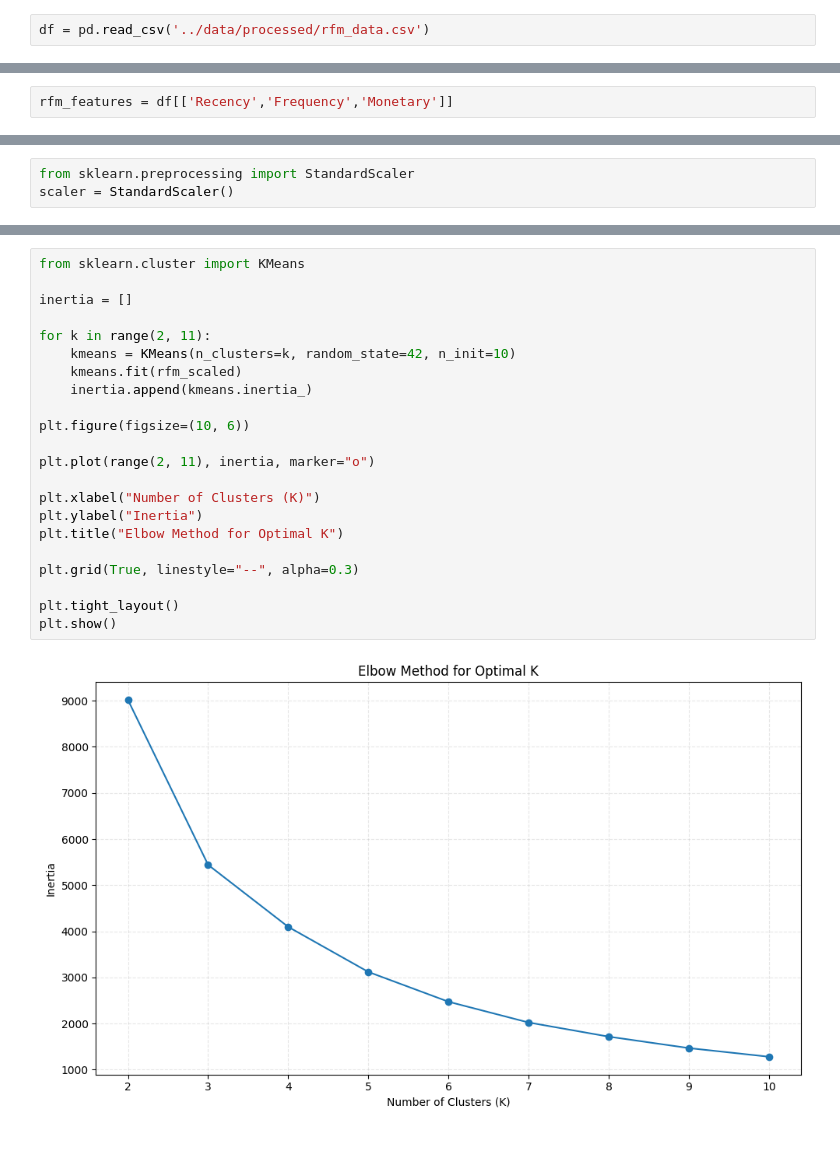
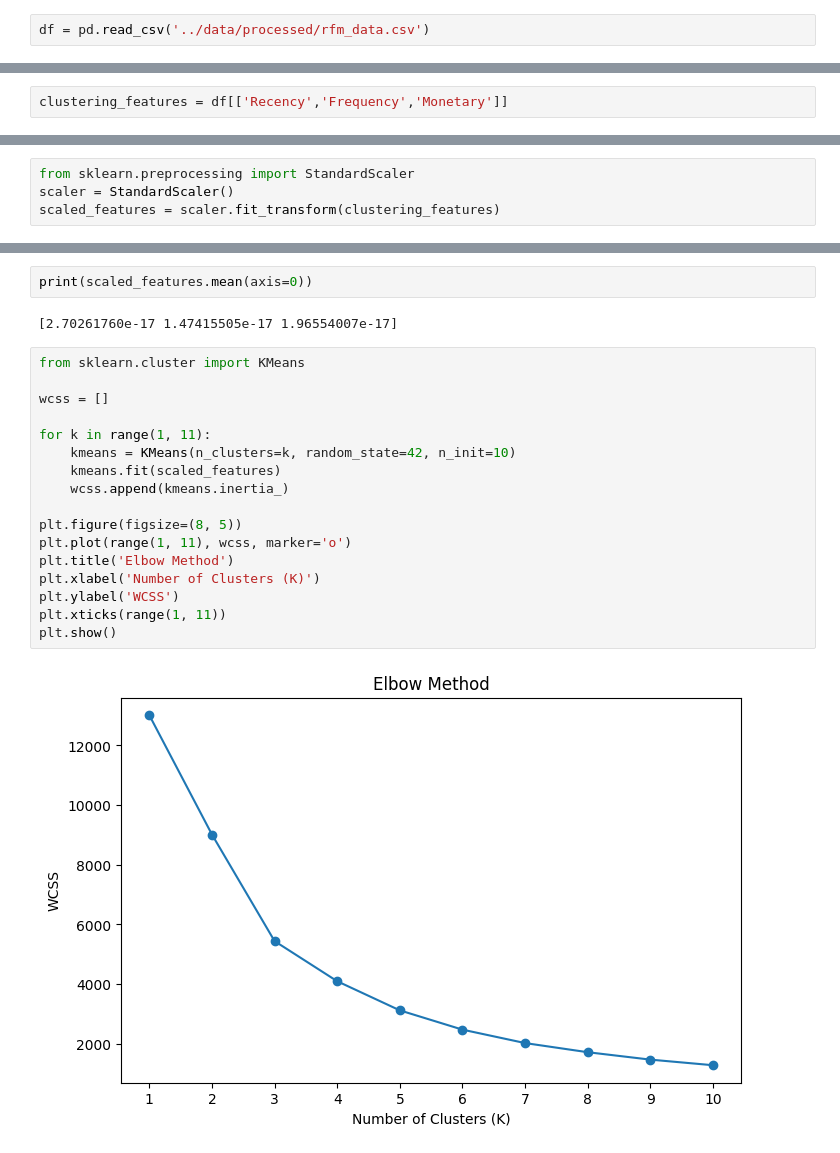
Before and after one commit to faisaltechai/Retail-Pulse, a Jupyter notebook: notebooks/05_customer_segmentation.ipynb, the cells around one changed output, grey strips where cells are left out. Cells and saved outputs as stored; diff of their text form.

```diff
--- a/notebooks/05_customer_segmentation.ipynb
+++ b/notebooks/05_customer_segmentation.ipynb
@@ -22,3 +12,3 @@ Index(['Recency', 'Frequency', 'Monetary', 'R_Score', 'F_Score', 'M_Score',
       dtype='object')
 # %%
-rfm_features = df[['Recency','Frequency','Monetary']]
+clustering_features = df[['Recency','Frequency','Monetary']]
@@ -37,3 +15,4 @@ rfm_features.describe()
 # %%
 from sklearn.preprocessing import StandardScaler
 scaler = StandardScaler()
+scaled_features = scaler.fit_transform(clustering_features)
@@ -57,24 +19,23 @@ rfm_scaled.head()
+# %%
+print(scaled_features.mean(axis=0))
+# %% [output]
+[2.70261760e-17 1.47415505e-17 1.96554007e-17]
 # %%
 from sklearn.cluster import KMeans
 
-inertia = []
+wcss = []
 
-for k in range(2, 11):
+for k in range(1, 11):
     kmeans = KMeans(n_clusters=k, random_state=42, n_init=10)
-    kmeans.fit(rfm_scaled)
-    inertia.append(kmeans.inertia_)
+    kmeans.fit(scaled_features)
+    wcss.append(kmeans.inertia_)
 
-plt.figure(figsize=(10, 6))
-
-plt.plot(range(2, 11), inertia, marker="o")
-
-plt.xlabel("Number of Clusters (K)")
-plt.ylabel("Inertia")
-plt.title("Elbow Method for Optimal K")
-
-plt.grid(True, linestyle="--", alpha=0.3)
-
-plt.tight_layout()
+plt.figure(figsize=(8, 5))
+plt.plot(range(1, 11), wcss, marker='o')
+plt.title('Elbow Method')
+plt.xlabel('Number of Clusters (K)')
+plt.ylabel('WCSS')
+plt.xticks(range(1, 11))
 plt.show()
 # %% [output]
-[figure, old version]
+[figure, new version]
```
Also changed, not shown: parts of 18 cells of this notebook, 13 other files.
